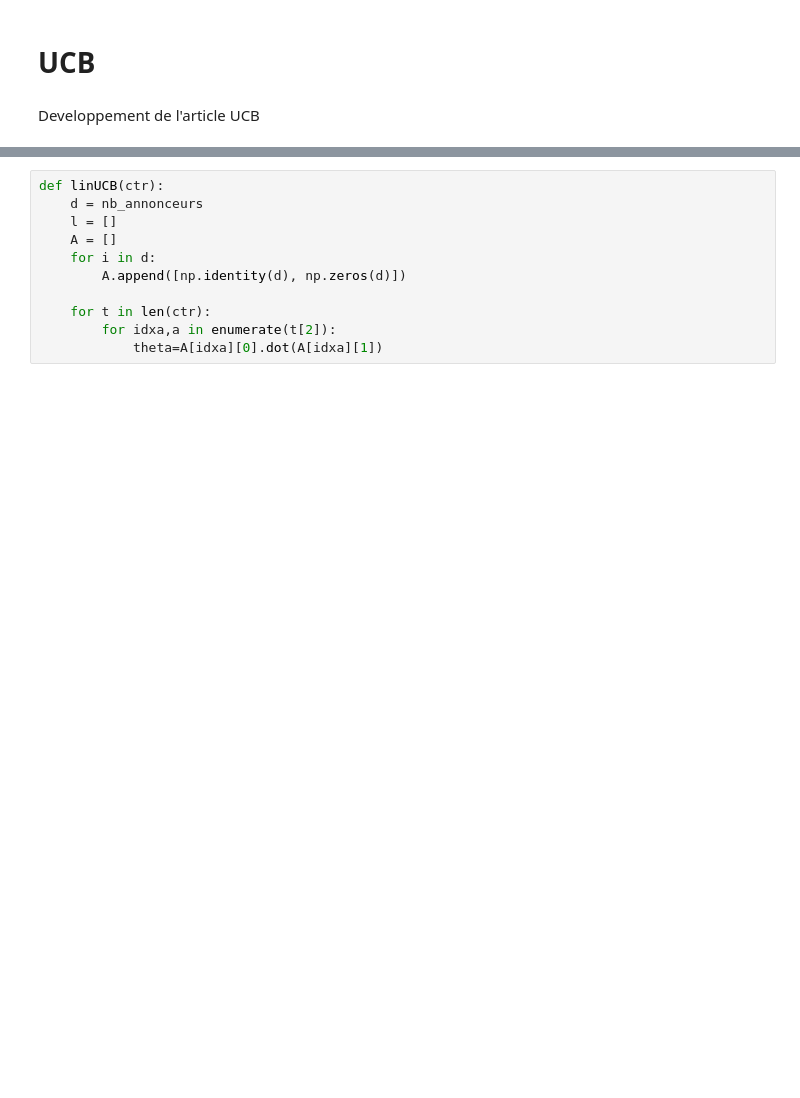
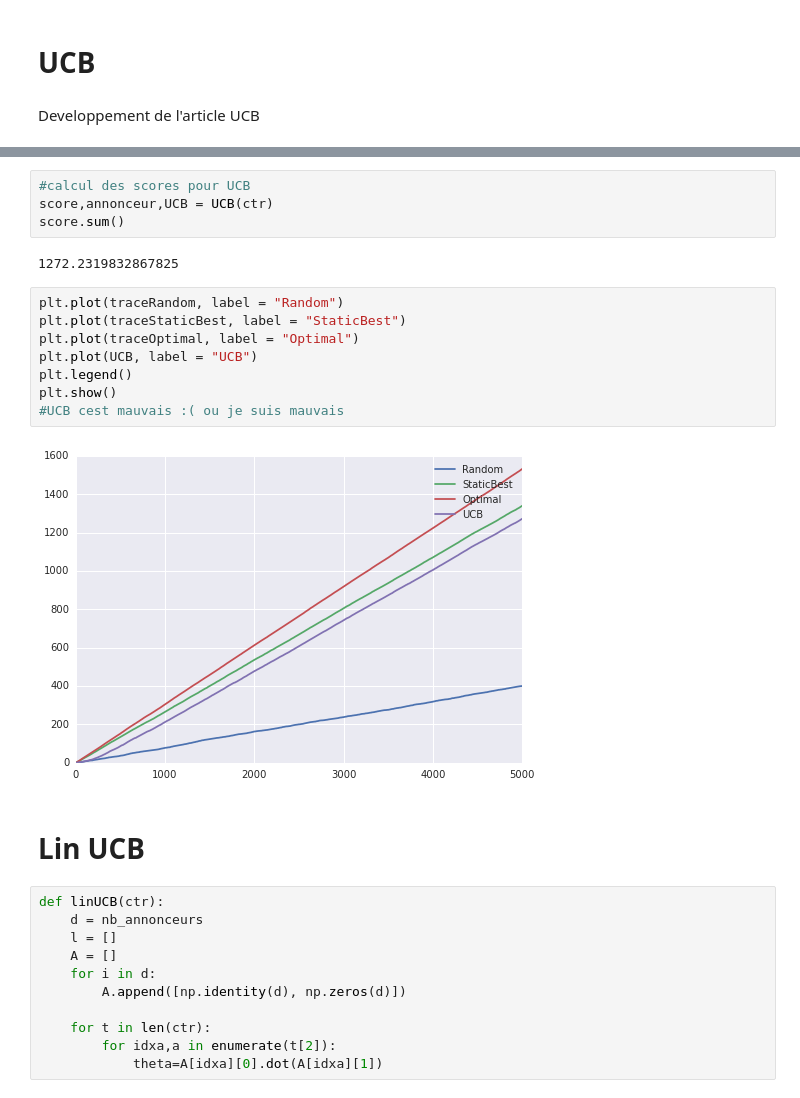
Before and after one commit to ToqueWillot/M2DAC, a Jupyter notebook: FDMS/TME9/tme9.ipynb, the cells around one changed output, grey strips where cells are left out. Cells and saved outputs as stored; diff of their text form; blank space fills up the shorter version.

Commit message:
[fdms]tme 9 a jour ri rapport image

```diff
--- a/FDMS/TME9/tme9.ipynb
+++ b/FDMS/TME9/tme9.ipynb
@@ -127,3 +161,21 @@ Developpement de l'article UCB
+# %%
+#calcul des scores pour UCB
+score,annonceur,UCB = UCB(ctr)
+score.sum()
+# %% [output]
+1272.2319832867825
+# %%
+plt.plot(traceRandom, label = "Random")
+plt.plot(traceStaticBest, label = "StaticBest")
+plt.plot(traceOptimal, label = "Optimal")
+plt.plot(UCB, label = "UCB")
+plt.legend()
+plt.show()
+#UCB cest mauvais :( ou je suis mauvais
+# %% [output]
+[figure, added]
+# %% [markdown]
+# Lin UCB
 # %%
 def linUCB(ctr):
     d = nb_annonceurs
```
Also changed, not shown: parts of 6 cells of this notebook, 2 other files.
